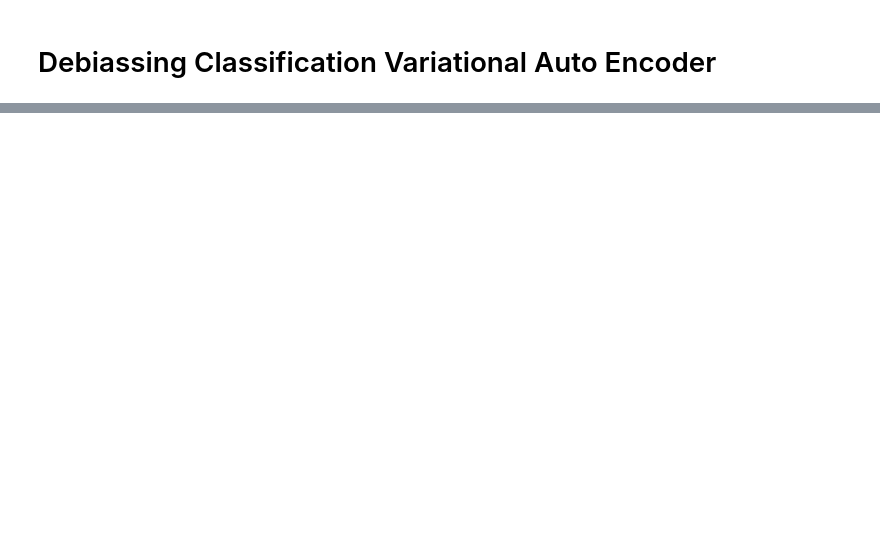
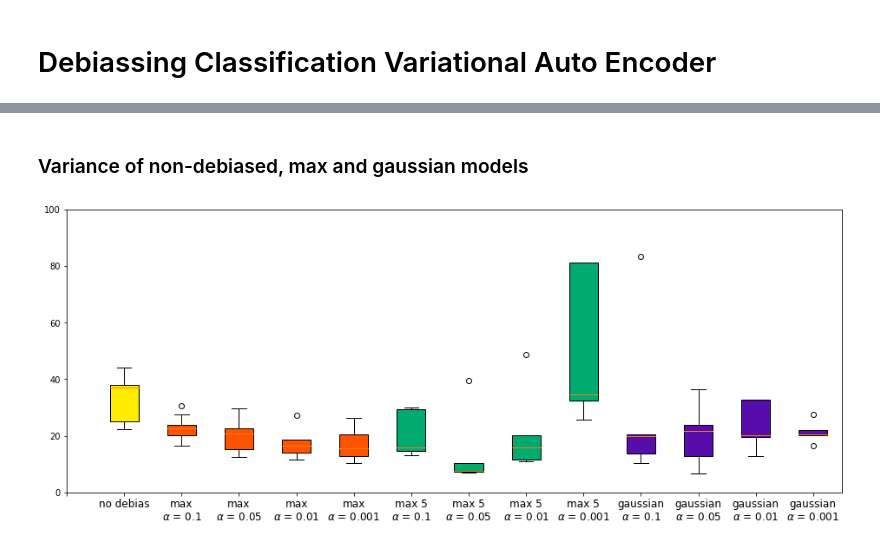
Before and after one commit to JMitnik/FacialDebiasing, a Jupyter notebook: code/main.ipynb, the cells around one changed output, grey strips where cells are left out. Cells and saved outputs as stored; diff of their text form; code cells hidden in the pictures; blank space fills up the shorter version.

```diff
--- a/code/main.ipynb
+++ b/code/main.ipynb
@@ -62,0 +123,27 @@ trainer.best_and_worst()
+# %% [markdown]
+### Variance of non-debiased, max and gaussian models
+# %%
+# Define the colors
+col1 = '#FFEC00'
+col2 = '#FF5300'
+col3 = '#00AB6F'
+col4 = '#580EAD'
+colors = [col1, col2, col2, col2, col2,
+                col3, col3, col3, col3,
+                col4, col4, col4, col4]
+
+# Define the setup names
+name_list = [f"train{i}" for i in [1,2,3,4,5,12,13,14,15,17,18,19,20]]
+name_list[0] = "train1_"
+
+t_type = [" ", "no debias", "max\n"+r"$\alpha$ = 0.1", "max\n"+r"$\alpha$ = 0.05",
+                      "max\n"+r"$\alpha$ = 0.01", "max\n"+r"$\alpha$ = 0.001",
+                      "max 5\n"+r"$\alpha$ = 0.1", "max 5\n"+r"$\alpha$ = 0.05",
+                      "max 5\n"+r"$\alpha$ = 0.01", "max 5\n"+r"$\alpha$ = 0.001",
+                      "gaussian\n"+r"$\alpha$ = 0.1", "gaussian\n"+r"$\alpha$ = 0.05",
+                      "gaussian\n"+r"$\alpha$ = 0.01", "gaussian\n"+r"$\alpha$ = 0.001"]
+y_lim = [0, 100]
+
+utils.make_box_plot(df_final_results, name_list, training_type=t_type, colors=colors, y_lim=y_lim)
+# %% [output]
+[figure, added]
```
Also changed, not shown: parts of 32 cells of this notebook, 2 other files.
